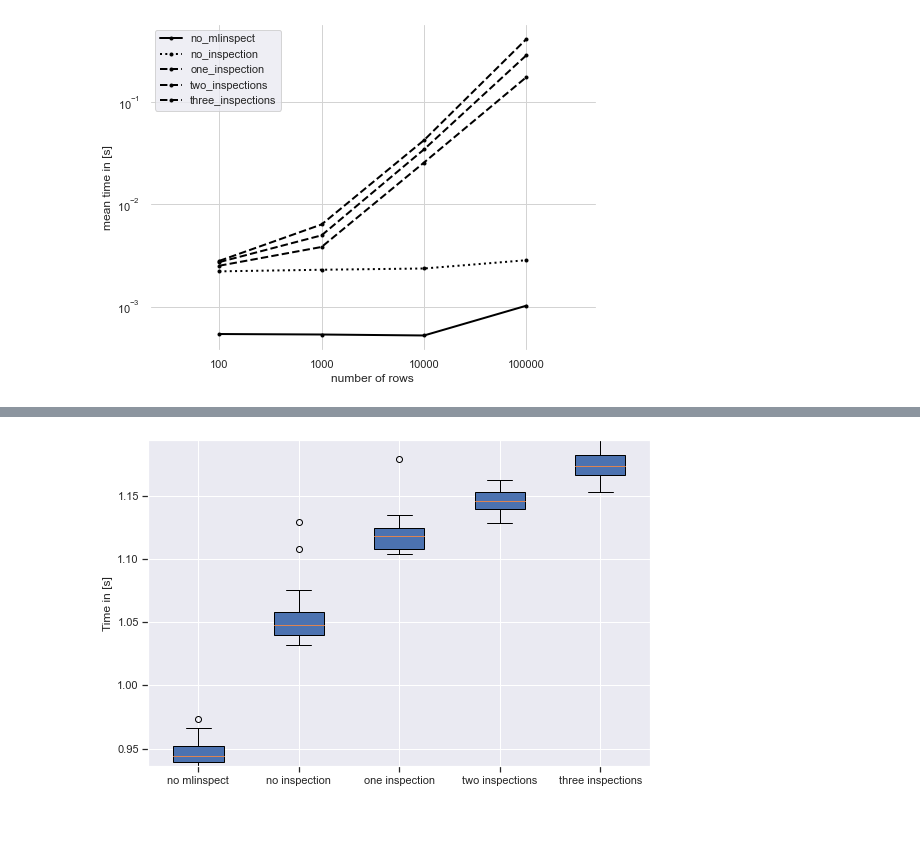
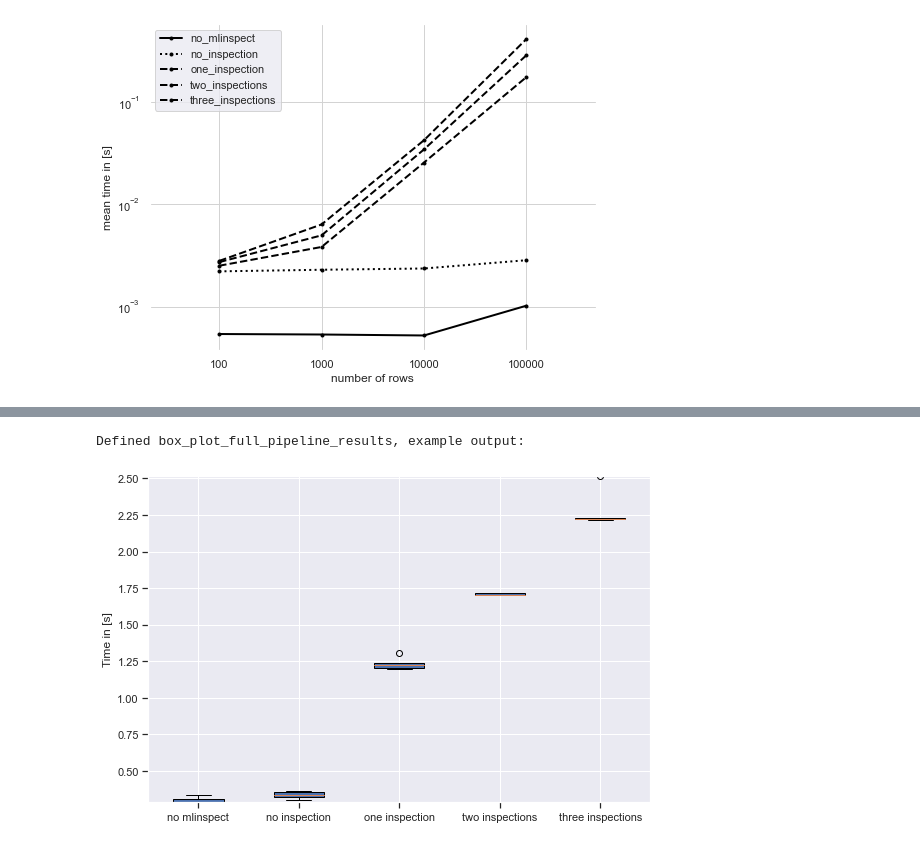
Before and after one commit to stefan-grafberger/mlinspect, a Jupyter notebook: experiments/operator_benchmarks.ipynb, the cells around one changed output, grey strips where cells are left out. Drawn from its saved outputs; the diff is of its cells as text; code cells hidden in the pictures.

```diff
--- a/experiments/operator_benchmarks.ipynb
+++ b/experiments/operator_benchmarks.ipynb
@@ -465,4 +121,65 @@ for label, results in healthcare_mean_benchmark_results.items():
-# %%
-parseAndBoxPlot(healthcare_benchmark_results, "healthcare")
-# %% [output]
-[figure, removed]
+# %%
+def box_plot_full_pipeline_results(benchmark_results, name, save_to_file=False):
+    # Create a figure instance
+    fig = plt.figure(1, figsize=(9, 6))
+
+    # Create an axes instance
+    ax = fig.add_subplot(111)
+
+    ## add patch_artist=True option to ax.boxplot()
+    ## to get fill color
+    data_to_plot = benchmark_results.values()
+    bp = ax.boxplot(data_to_plot, patch_artist=True)
+
+    ## change outline color, fill color and linewidth of the boxes
+    #for box in bp['boxes']:
+    #    # change outline color
+    #    box.set( color='#7570b3', linewidth=2)
+        # change fill color
+    #    box.set( facecolor = '#1b9e77' )
+
+    ## change color and linewidth of the whiskers
+    #for whisker in bp['whiskers']:
+    #    whisker.set(color='#7570b3', linewidth=2)
+
+    ## change color and linewidth of the caps
+    #for cap in bp['caps']:
+    #    cap.set(color='#7570b3', linewidth=2)
+
+    ## change color and linewidth of the medians
+    #for median in bp['medians']:
+    #    median.set(color='#b2df8a', linewidth=2)
+
+    ## change the style of fliers and their fill
+    #for flier in bp['fliers']:
+    #    flier.set(marker='o', color='#e7298a', alpha=0.5)
+
+    ## Custom x-axis labels
+    ax.set_xticklabels(benchmark_results.keys())
+
+    ## Remove top axes and right axes ticks
+    ax.get_xaxis().tick_bottom()
+    ax.get_yaxis().tick_left()
+
+    ax.set_ylabel('Time in [s]')
+
+    ax.autoscale(enable=True, tight=True)
+
+    # Save the figure
+    if save_to_file:
+        fig.savefig(result_file_name + '.svg', bbox_inches='tight')
+    plt.show()
+    plt.close()
+
+print('Defined box_plot_full_pipeline_results, example output:')
+test_benchmark_results = {
+    "no mlinspect": [0.3328154240000458, 0.29041089500003636, 0.28595826900004795, 0.30949507700006507, 0.2908414740001035],
+    "no inspection": [0.3638599429999658, 0.334859200999972, 0.35457435500006795, 0.3023559349999232, 0.3244804189999968],
+    "one inspection": [1.1991266320000022, 1.2222170320000032, 1.309182582999938, 1.2018000110000457, 1.2360804480000525],
+    "two inspections": [1.720092654000041, 1.7146672159999525, 1.7053870940000024, 1.7045333490000303, 1.7027777409999771],
+    "three inspections": [2.2129864439999665, 2.2243778859999566, 2.2320164879999993, 2.2251516389999324, 2.5162970650000034]
+}
+box_plot_full_pipeline_results(test_benchmark_results, "test_box_plot_full_pipeline_results")
+# %% [output]
+Defined box_plot_full_pipeline_results, example output:
+[figure, added]
```
Also changed, not shown: parts of 38 cells of this notebook.
